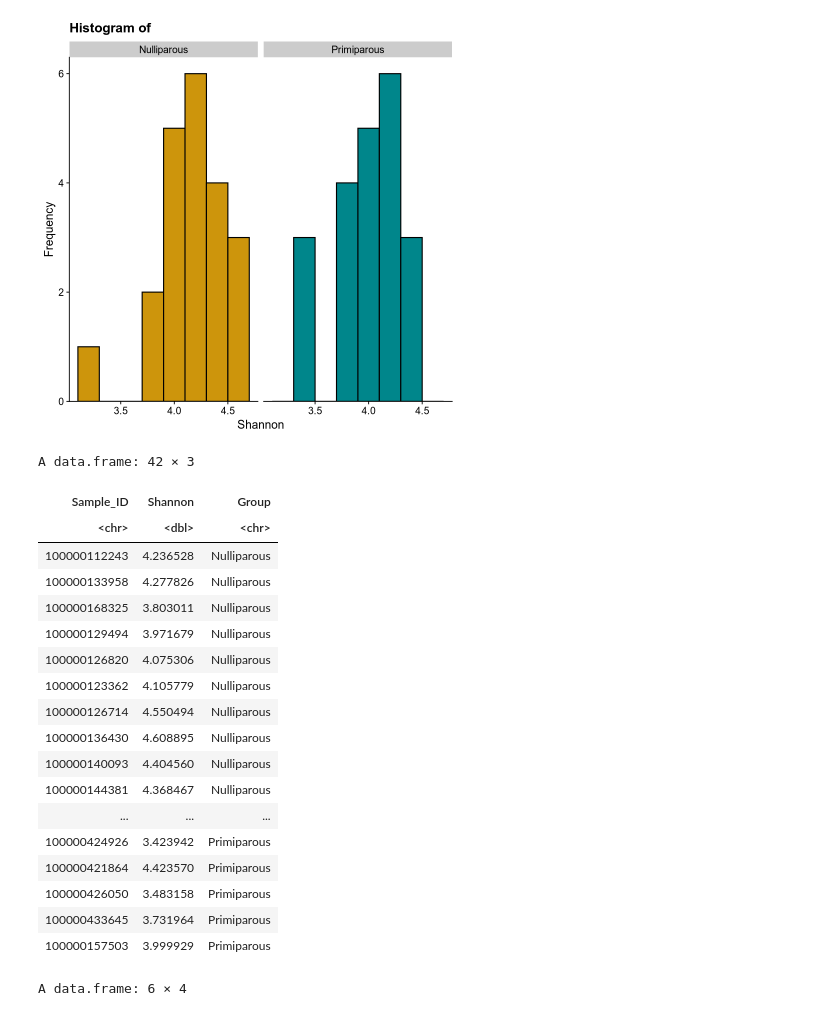
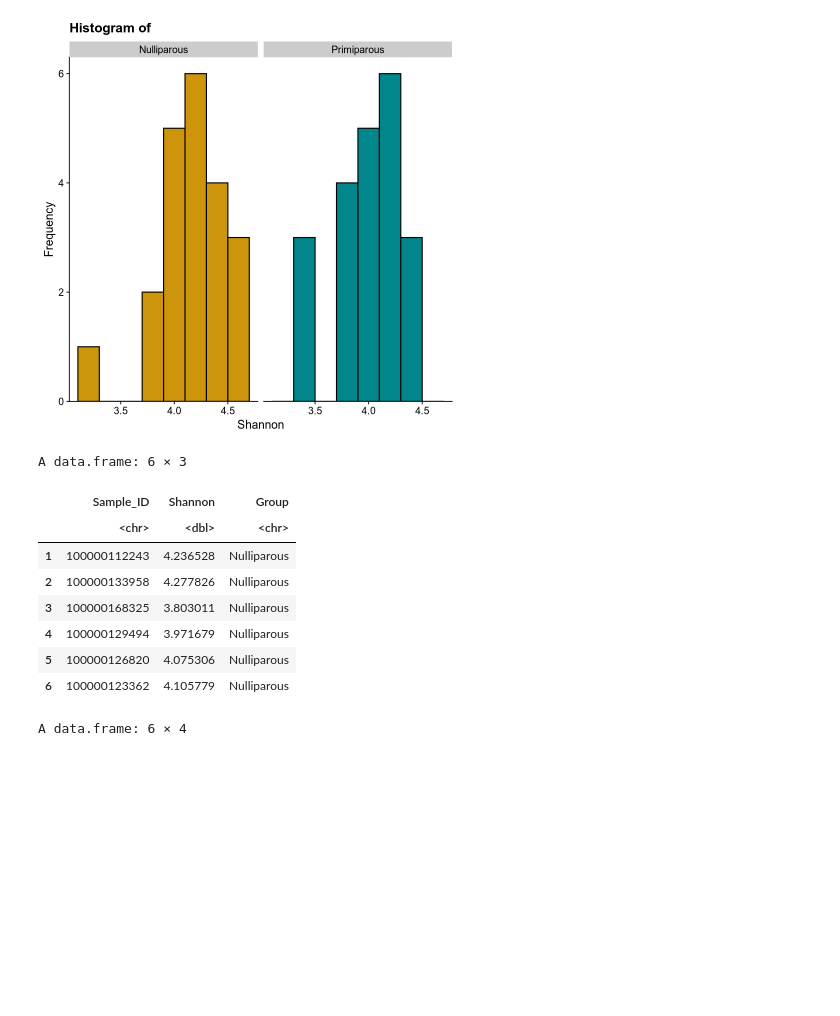
Before and after one commit to bm-nowak/Consecutive_pregnancy_project, a Jupyter notebook: alpha_diversity_tp2.ipynb, the cells around one changed output. Cells and saved outputs as stored; diff of their text form; code cells hidden in the pictures; blank space fills up the shorter version.

```diff
--- a/alpha_diversity_tp2.ipynb
+++ b/alpha_diversity_tp2.ipynb
@@ -265,28 +265,18 @@ theme(legend.position = "none")
 # %%
 # after this Primiparous == NA
 df_shannon_1 <- df_shannon |>
   rownames_to_column(var = "Sample_ID")
-df_shannon_1
+df_shannon_1 |> head()
 # %% [output]
-A data.frame: 42 × 3
+A data.frame: 6 × 3
-| Sample_ID | Shannon | Group |
-| <chr> | <dbl> | <chr> |
-| 100000112243 | 4.236528 | Nulliparous |
-| 100000133958 | 4.277826 | Nulliparous |
-| 100000168325 | 3.803011 | Nulliparous |
-| 100000129494 | 3.971679 | Nulliparous |
-| 100000126820 | 4.075306 | Nulliparous |
-| 100000123362 | 4.105779 | Nulliparous |
-| 100000126714 | 4.550494 | Nulliparous |
-| 100000136430 | 4.608895 | Nulliparous |
-| 100000140093 | 4.404560 | Nulliparous |
-| 100000144381 | 4.368467 | Nulliparous |
-| ... | ... | ... |
-| 100000424926 | 3.423942 | Primiparous |
-| 100000421864 | 4.423570 | Primiparous |
-| 100000426050 | 3.483158 | Primiparous |
-| 100000433645 | 3.731964 | Primiparous |
-| 100000157503 | 3.999929 | Primiparous |
+|  | Sample_ID | Shannon | Group |
+|  | <chr> | <dbl> | <chr> |
+| 1 | 100000112243 | 4.236528 | Nulliparous |
+| 2 | 100000133958 | 4.277826 | Nulliparous |
+| 3 | 100000168325 | 3.803011 | Nulliparous |
+| 4 | 100000129494 | 3.971679 | Nulliparous |
+| 5 | 100000126820 | 4.075306 | Nulliparous |
+| 6 | 100000123362 | 4.105779 | Nulliparous |
 # %%
 df_wide_shan <- pivot_wider(df_shannon_1, names_from = Group, values_from = Shannon)
 # %%
```
Also changed, not shown: parts of 7 cells of this notebook, 30 other files.
